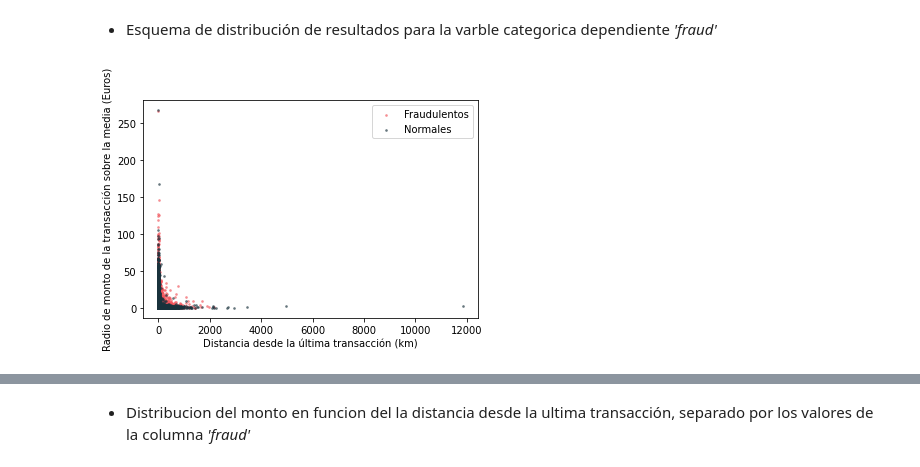
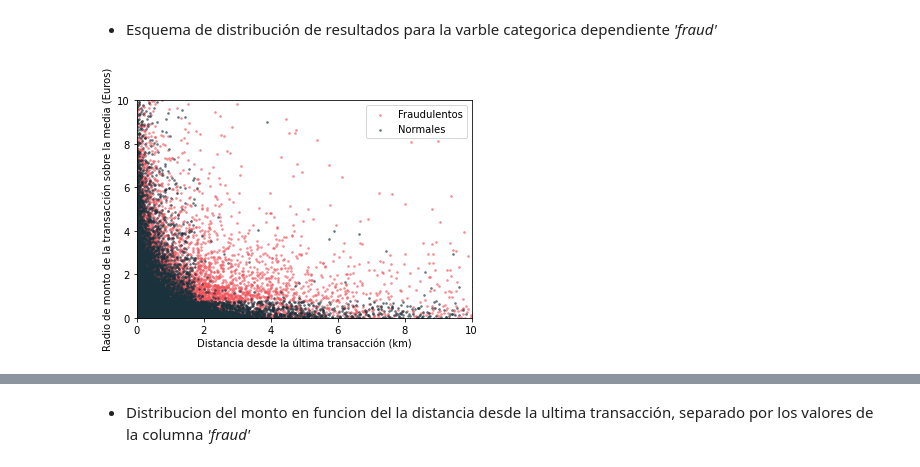
Before and after one commit to anfefuro/Hackathon, a Jupyter notebook: fraude.ipynb, the cells around one changed output, grey strips where cells are left out. Saved outputs shown, nothing was run; the diff lists cells and outputs as text; code cells hidden in the pictures.

```diff
--- a/fraude.ipynb
+++ b/fraude.ipynb
@@ -48,15 +48,17 @@ plt.show()
 # %%
 # Monto de las transacciones vs. distancia
 
 normales = fraude[fraude.fraud==0]
 fraudulentos = fraude[fraude.fraud==1]
 plt.scatter(fraudulentos.distance_from_last_transaction, fraudulentos.ratio_to_median_purchase_price,
 	alpha = 0.5, c='#F2545B', label='Fraudulentos', s=3)
 plt.scatter(normales.distance_from_last_transaction, normales.ratio_to_median_purchase_price,
 	alpha = 0.5, c='#19323C', label='Normales', s=3)
 plt.xlabel('Distancia desde la última transacción (km)')
 plt.ylabel('Radio de monto de la transacción sobre la media (Euros)')
+plt.xlim([0, 10])
+plt.ylim([0, 10])
 plt.legend(loc='upper right')
 plt.show()
 # %% [output]
-[figure, old version]
+[figure, new version]
```
Also changed, not shown: parts of 2 cells of this notebook, 3 other files.
